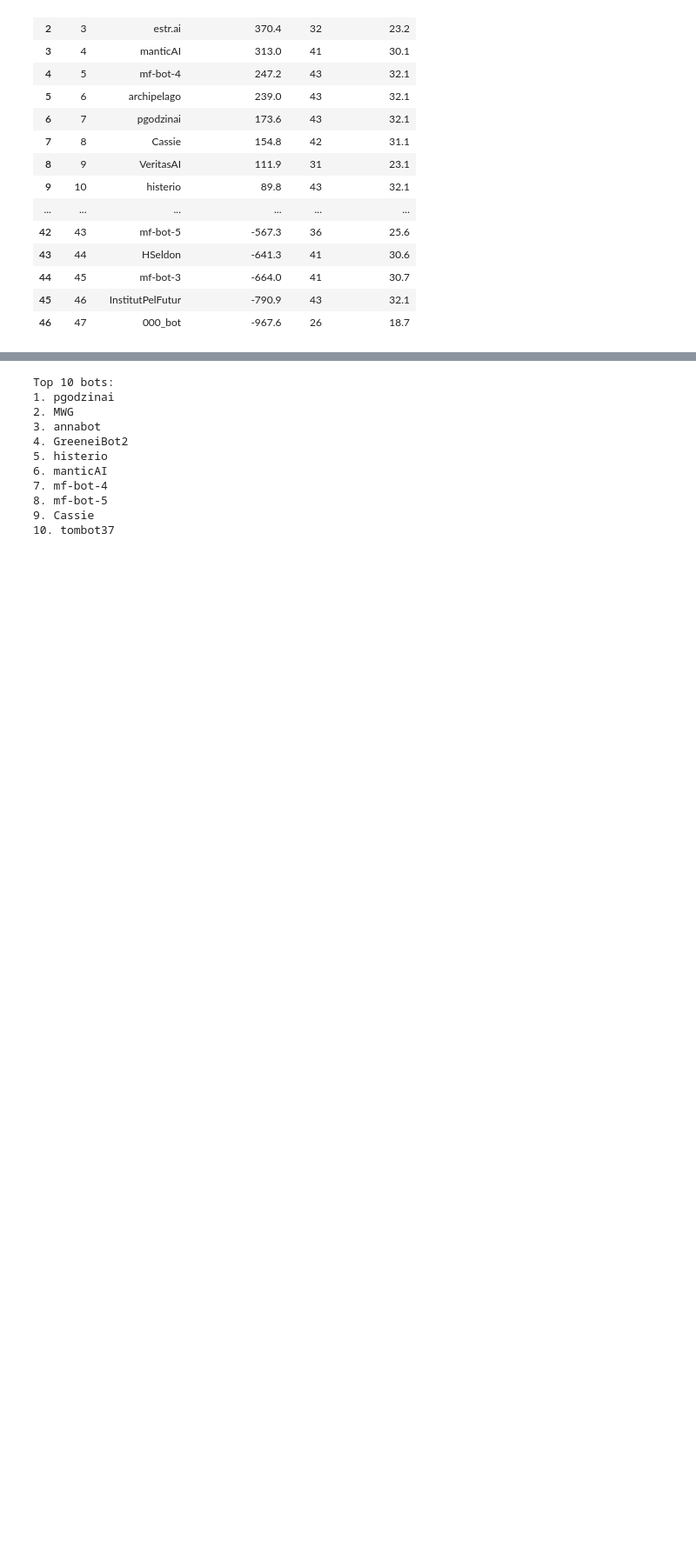
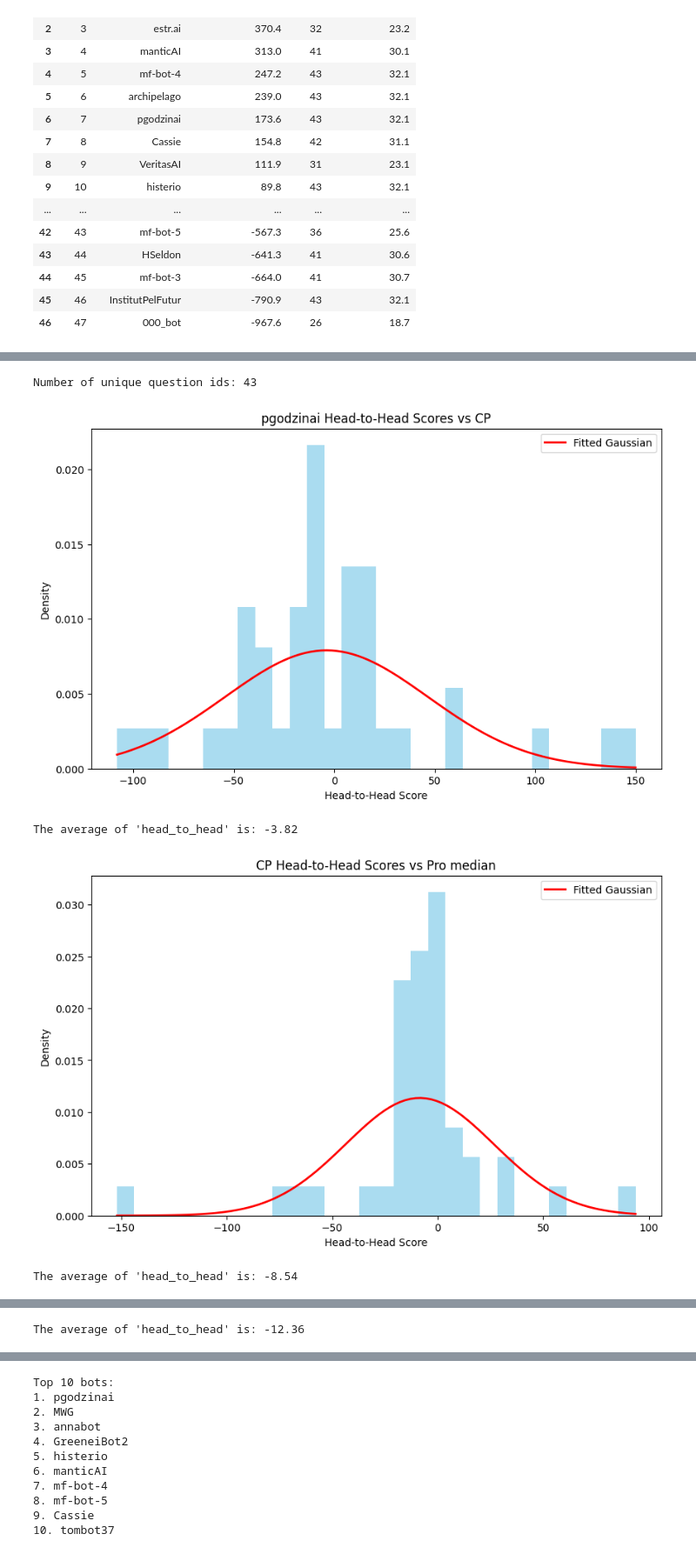
Before and after one commit to Metaculus/aib-analysis, a Jupyter notebook: AI_BENCHMARKING_ANALYSIS.ipynb, the cells around one changed output, grey strips where cells are left out. Shown at 87% size. Saved outputs shown, nothing was run; the diff lists cells and outputs as text; code cells hidden in the pictures; blank space fills up the shorter version.

```diff
--- a/AI_BENCHMARKING_ANALYSIS.ipynb
+++ b/AI_BENCHMARKING_ANALYSIS.ipynb
@@ -1774,16 +1774,19 @@ df_top_bot_pro_forecasts_all = df_top_bot_pro_forecasts.copy()
 # Filter to only those rows where pro_median is not NA
 df_top_bot_pro_forecasts = df_top_bot_pro_forecasts.dropna(subset=['pro_median'])
 
-def calculate_head_to_head(row):
-    if row['resolution'] == 'yes':
-        return 100* np.log(row['bot_team_median'] / row['pro_median'])
-    elif row['resolution'] == 'no':
-        return 100* np.log((1 - row['bot_team_median']) / (1 - row['pro_median']))
+def calculate_head_to_head(row, a, b):
+    """ Calculate the head-to-head score for a given row. If positive, a did better than b; if
+    negative, b did better than a. E.g. when comparing bots to pros, a is bot and b is pros.
+    """
+    if (row['resolution'] == 'yes') | (row['resolution'] == 1):
+        return 100* np.log(row[a] / row[b])
+    elif (row['resolution'] == 'no') | (row['resolution'] == 0):
+        return 100* np.log((1 - row[a]) / (1 - row[b]))
     else:
         return np.nan
 
 # Add the head_to_head column
-df_top_bot_pro_forecasts['head_to_head'] = df_top_bot_pro_forecasts.apply(calculate_head_to_head, axis=1)
+df_top_bot_pro_forecasts['head_to_head'] = df_top_bot_pro_forecasts.apply(calculate_head_to_head, args=('bot_team_median', 'pro_median'), axis=1)
 
 df_top_bot_pro_forecasts
 # %% [output]
@@ -2973,5 +2953,5 @@ df_bot_cp_exploded.to_csv('df_bot_cp_exploded.csv', index=False)
 # %%
-df_top_bot_pro_cp_forecasts = df_top_bot_pro_forecasts.merge(df_bot_cp_exploded[['bot_question_id', 'cp_post_id', 'forecast_values', 'cp_baseline_score']], on='bot_question_id', how='left')
+df_top_bot_pro_cp_forecasts = df_top_bot_pro_forecasts.merge(df_bot_cp_exploded[['bot_question_id', 'cp_post_id', 'cp_question_id', 'cp_reveal_time', 'forecast_values', 'cp_baseline_score' ]], on='bot_question_id', how='left')
 # %%
 # How many forecast values are NA
 print(f"Number of NA forecast values: {df_bot_cp_exploded['forecast_values'].isna().sum()}")
@@ -3264,0 +3222,22 @@ The average of 'head_to_head' is: -12.36
+# %%
+# How many unique question ids in df_top_bot_pro_cp_forecasts
+print(f"Number of unique question ids: {len(df_top_bot_pro_cp_forecasts['bot_question_id'].unique())}")
+# %% [output]
+Number of unique question ids: 43
+# %%
+# THIS IS JUST ON THE 43 THAT THEY ALL FORECASTED ON
+
+# Recommend paying attention to the bot team h2h scores vs CP graph (further down) rather than pgodzinai (he was selected as the bot "team" vs the PROS)
+
+df_top_bot_pro_cp_forecasts['head_to_head_bot_vs_cp'] = df_top_bot_pro_cp_forecasts.apply(calculate_head_to_head, args=('bot_team_median', 'forecast_values'), axis=1)
+df_top_bot_pro_cp_forecasts['head_to_head_cp_vs_pro'] = df_top_bot_pro_cp_forecasts.apply(calculate_head_to_head, args=('forecast_values', 'pro_median'), axis=1)
+df_top_bot_pro_cp_forecasts['head_to_head_bot_vs_pro'] = df_top_bot_pro_cp_forecasts.apply(calculate_head_to_head, args=('bot_team_median', 'pro_median'), axis=1)
+
+plot_head_to_head_distribution(df_top_bot_pro_cp_forecasts, 'head_to_head_bot_vs_cp', ('pgodzinai', 'CP'))
+plot_head_to_head_distribution(df_top_bot_pro_cp_forecasts, 'head_to_head_cp_vs_pro', ('CP', 'Pro median'))
+plot_head_to_head_distribution(df_top_bot_pro_cp_forecasts, 'head_to_head_bot_vs_pro', ('pgodzinai', 'Pro median'))
+# %% [output]
+[figure, added]
+The average of 'head_to_head' is: -3.82
+[figure, added]
+The average of 'head_to_head' is: -8.54
@@ -3265,3 +3245,4 @@ The average of 'head_to_head' is: -12.36
+The average of 'head_to_head' is: -12.36
 # %%
 # Is Blue Origin in question_title in df_bot_vs_cp_peer?
 df_top_bot_pro_cp_forecasts[df_top_bot_pro_cp_forecasts['title'].str.contains('Blue Origin', case=False, na=False)]
```
Also changed, not shown: parts of 28 cells of this notebook, 3 other files.
